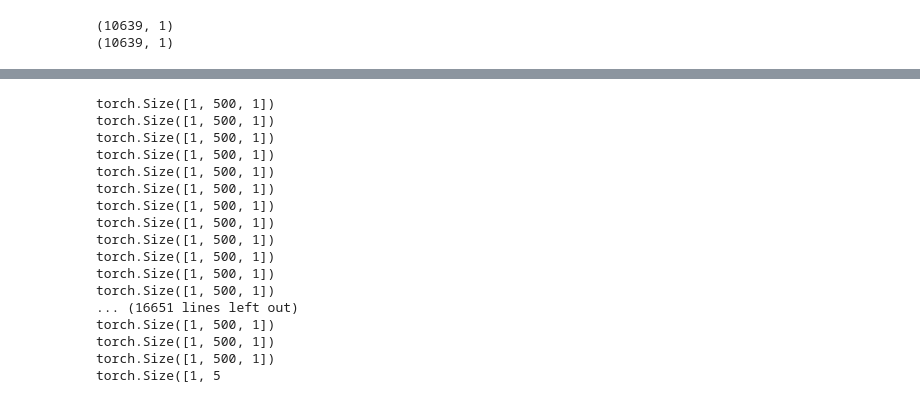
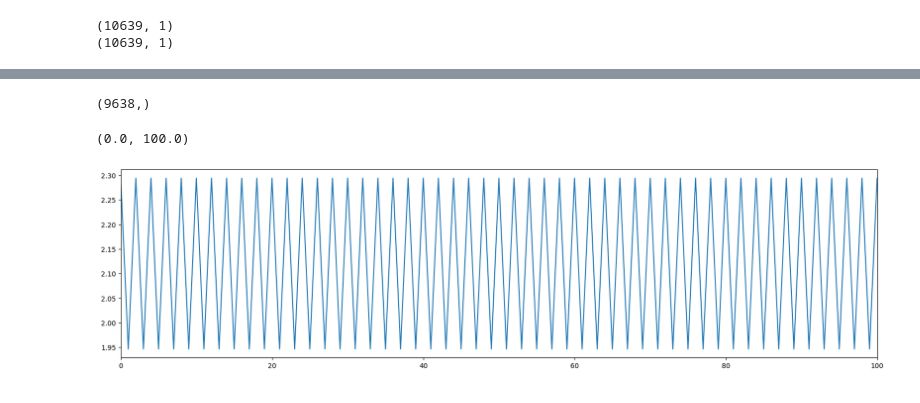
Before and after one commit to fertile04/HoHo, a Jupyter notebook: SOC/paper_prac(soc_data).ipynb, the cells around one changed output, grey strips where cells are left out. Saved outputs shown, nothing was run; the diff lists cells and outputs as text; code cells hidden in the pictures.

```diff
--- a/SOC/paper_prac(soc_data).ipynb
+++ b/SOC/paper_prac(soc_data).ipynb
@@ -134,10 +134,11 @@ class TFModel(nn.Module):
         )
 
         self.linear2 = nn.Sequential(
-            nn.Linear(iw, (iw+ow)//2),
+            nn.Linear(iw*2, (iw+ow)//2),
             nn.ReLU(),
             nn.Linear((iw+ow)//2, ow)
         )
+
 
     def generate_square_subsequent_mask(self, sz):
         mask = (torch.triu(torch.ones(sz, sz)) == 1).transpose(0, 1)
@@ -160,15 +161,13 @@ class TFModel(nn.Module):
         src2 = self.pos_encoder(src2)
 
         output_1 = self.transformer_encoder(src1.transpose(0,1), srcmask).transpose(0,1)
-        print(output_1.shape)
         output_2 = self.transformer_encoder(src2.transpose(0,1), srcmask).transpose(0,1)
-        print(output_2.shape)
 
         output = torch.cat([output_1, output_2], dim=1)
-        print(output_2.shape)
+
 
         output = self.linear(output)[:,:,0]
-        output = self.linear2(output)[:,:,0]
+        output = self.linear2(output)
         return output
 
 
@@ -197,7 +196,7 @@ def gen_attention_mask(x):
     return mask
 # %%
 lr = 0.001
-model = TFModel(300, 2, 512, 8, 4, 0.1).to(device)
+model = TFModel(1000, 2, 512, 8, 4, 0.1).to(device)
 criterion = nn.MSELoss()
 optimizer = torch.optim.Adam(model.parameters(), lr=lr)
 # %%
@@ -240,45 +236,32 @@ OutOfMemoryError: CUDA out of memory. Tried to allocate 76.00 MiB (GPU 0; 12.00
 # %%
-eval_dataset = StrideDataset("DST_80.csv", 300, 2, 1919, stride=2)
-eval_dataloader = DataLoader(eval_dataset, batch_size=32, shuffle=False, drop_last=False)
+eval_dataset = StrideDataset("DST_80.csv", 1000, 2, 1919, stride=2)
+eval_dataloader = DataLoader(eval_dataset, batch_size=8, shuffle=False, drop_last=False)
 # %%
 model.eval()
 
 predictions = np.array([])
 
 with torch.no_grad():
-    for (inputs, outputs) in eval_dataloader:
-        src_mask = model.generate_square_subsequent_mask(inputs.shape[1]).to(device)
-        print(inputs.shape)
-        to_numpy = model(inputs.float().to(device), src_mask).detach().cpu().numpy()
+    for (src1, src2, outputs) in eval_dataloader:
+        src_mask = model.generate_square_subsequent_mask(src1.shape[1]).to(device)
+        #print(src1.shape)
+        to_numpy = model(src1.float().to(device), src2.float().to(device), src_mask).detach().cpu().numpy()
 
         predictions = np.append(predictions, to_numpy)
 
 
 print(predictions.shape)
 # %% [output]
-torch.Size([1, 500, 1])
-torch.Size([1, 500, 1])
-torch.Size([1, 500, 1])
-torch.Size([1, 500, 1])
-torch.Size([1, 500, 1])
-torch.Size([1, 500, 1])
-torch.Size([1, 500, 1])
-torch.Size([1, 500, 1])
-torch.Size([1, 500, 1])
-torch.Size([1, 500, 1])
-torch.Size([1, 500, 1])
-torch.Size([1, 500, 1])
-... (16651 lines left out)
-torch.Size([1, 500, 1])
-torch.Size([1, 500, 1])
-torch.Size([1, 500, 1])
-torch.Size([1, 5
+(9638,)
 # %%
 plt.figure(figsize=(20,5))
 # plt.plot(range(20000-639,20000),dataset_d.y[20000-639:], label="real")
 plt.plot(predictions, label="predict")
-plt.plot(dataset_d.y[500:], label="real")
+#plt.plot(dataset_d.y[500:], label="real")
 plt.xlim([0, 100])
 
 # plt.legend()
 # plt.show()
+# %% [output]
+(0.0, 100.0)
+[figure, added]
```
Also changed, not shown: parts of 5 cells of this notebook, 7 other files.
